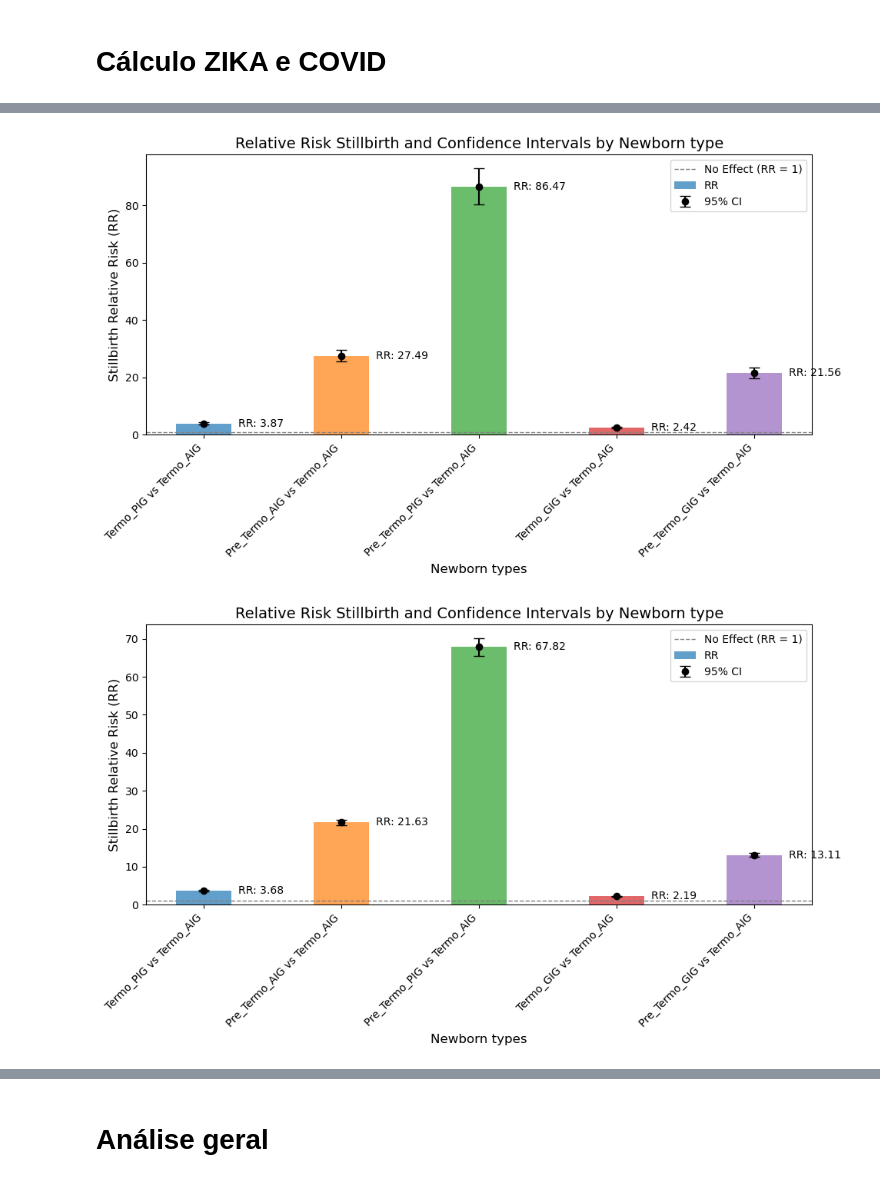
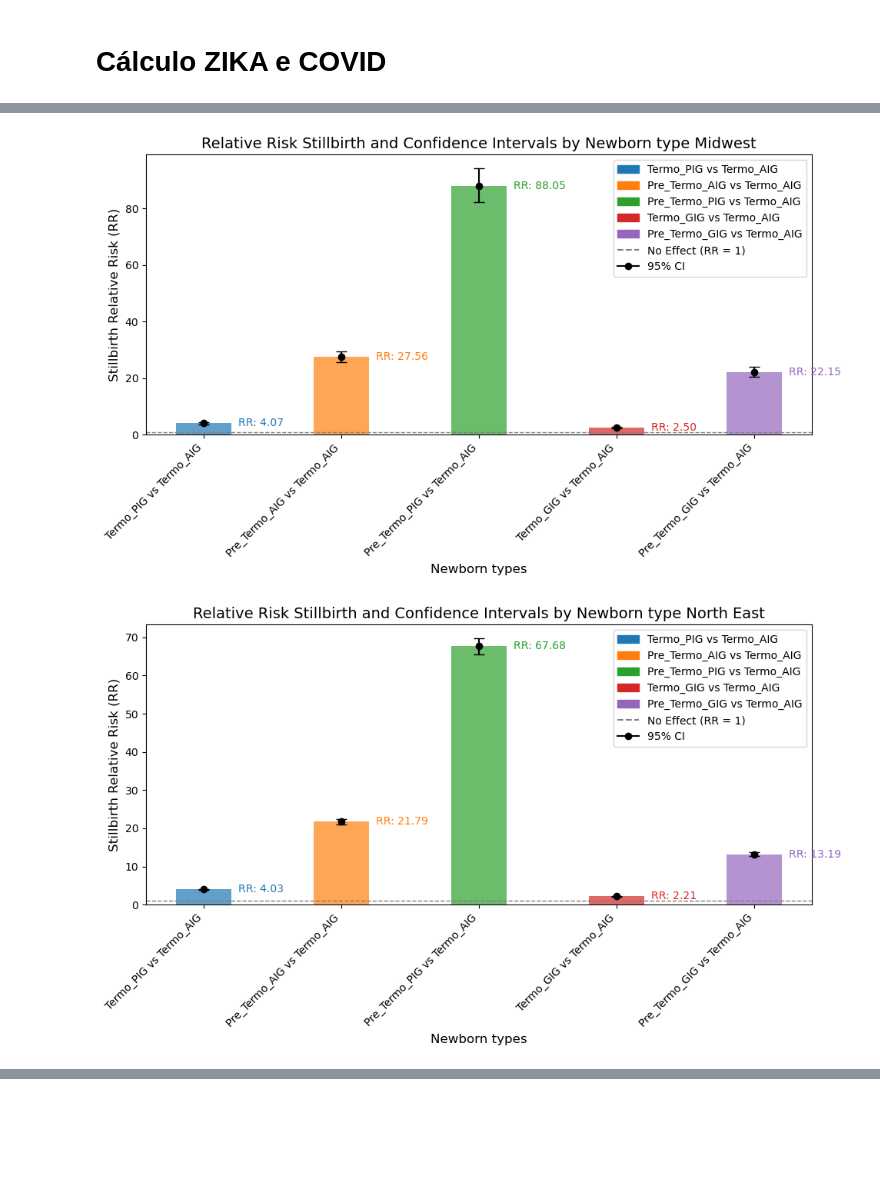
Before and after one commit to mtt89/rr_obito_fetal, a Jupyter notebook: calc_risco_relativo_obito_fetal_considerando_nasc.ipynb, the cells around one changed output, grey strips where cells are left out. Drawn from its saved outputs; the diff is of its cells as text; code cells hidden in the pictures; blank space fills up the shorter version.

```diff
--- a/calc_risco_relativo_obito_fetal_considerando_nasc.ipynb
+++ b/calc_risco_relativo_obito_fetal_considerando_nasc.ipynb
@@ -194,5 +211,5 @@ vet_reg = pd.unique(df_regioes_geral['Region'])
 for reg in vet_reg:
     df_graf_reg = df_regioes_geral[df_regioes_geral['Region']==reg].reset_index(drop=True)
     path = f'./graficos/box_plot_{reg}_todos_os_anos_RR_com_nasc.png'
-    graf_box_plot(df=df_graf_reg, nome_graf=path)
+    graf_box_plot(df=df_graf_reg, nome_graf=path, label=reg)
 # %% [output]
@@ -276,9 +262,9 @@ graf_box_plot(df_brasil_covid_zika, nome_graf='./graficos/box_plot_brasil_sem_zi
 # %%
 vet_reg = pd.unique(df_regioes_covid_zika['Region'])
 for reg in vet_reg:
     df_graf_reg = df_regioes_covid_zika[df_regioes_covid_zika['Region']==reg].reset_index(drop=True)
     path = f'./graficos/box_plot_{reg}_sem_zika_covid_RR_com_nasc.png'
-    graf_box_plot(df=df_graf_reg, nome_graf=path)
+    graf_box_plot(df=df_graf_reg, nome_graf=path, label=reg)
 # %% [output]
-[figure, old version]
+[figure, new version]
-[figure, old version]
+[figure, new version]
@@ -312,2 +273,0 @@ for reg in vet_reg:
-# %% [markdown]
-# Análise geral
```
Also changed, not shown: parts of 13 cells of this notebook, 1 other file.
